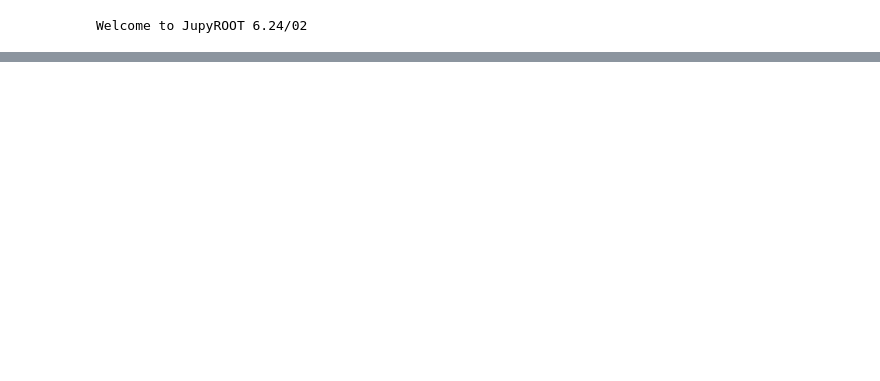
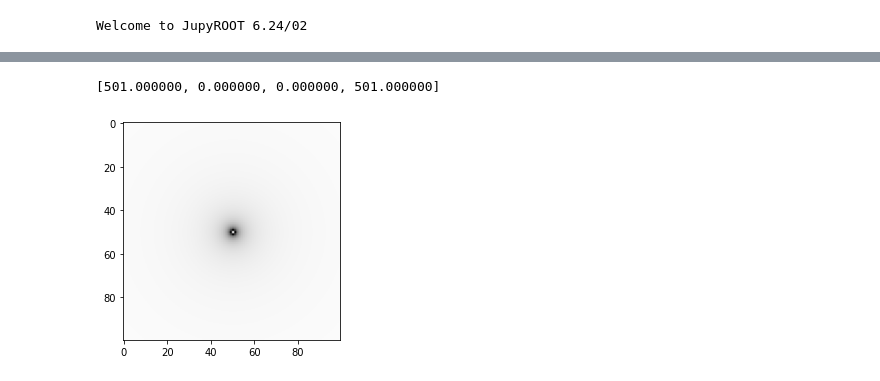
Before and after one commit to matplo/playground, a Jupyter notebook: jet_to_voronoi_image.ipynb, the cells around one changed output, grey strips where cells are left out. Saved outputs shown, nothing was run; the diff lists cells and outputs as text; code cells hidden in the pictures; blank space fills up the shorter version.

```diff
--- a/jet_to_voronoi_image.ipynb
+++ b/jet_to_voronoi_image.ipynb
@@ -227 +216,12 @@ for i in range(25):
 ... (88 outputs left out)
+# %%
+p = fj.PseudoJet(0,0,0,0)
+p.reset_PtYPhiM(501, 0, 0, 0)
+psjv = fj.vectorPJ()
+psjv.push_back(p)
+j = fj.sorted_by_pt(jet_def(psjv))
+print(j[0])
+plot1, plot2 = voronoi_pixels(j[0])
+# %% [output]
+[501.000000, 0.000000, 0.000000, 501.000000]
+[figure, added]
```
Also changed, not shown: parts of 12 cells of this notebook.
